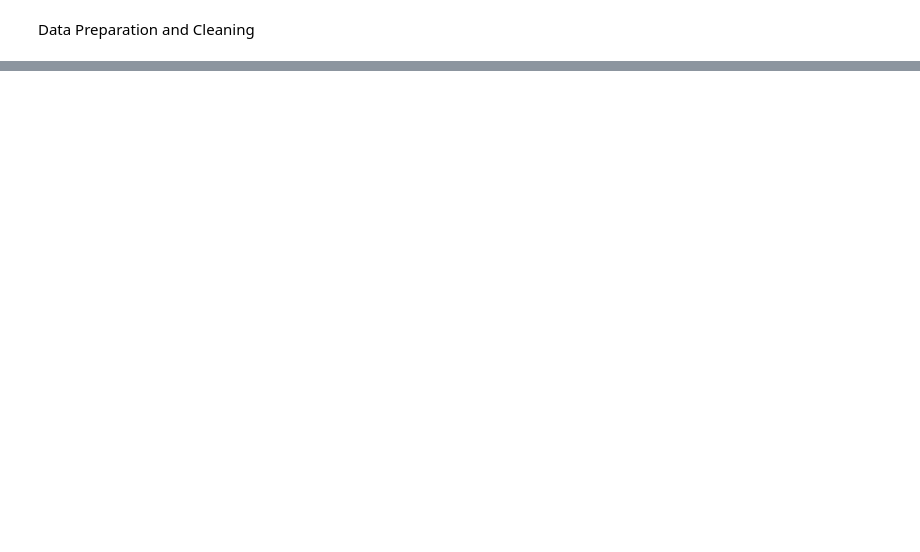
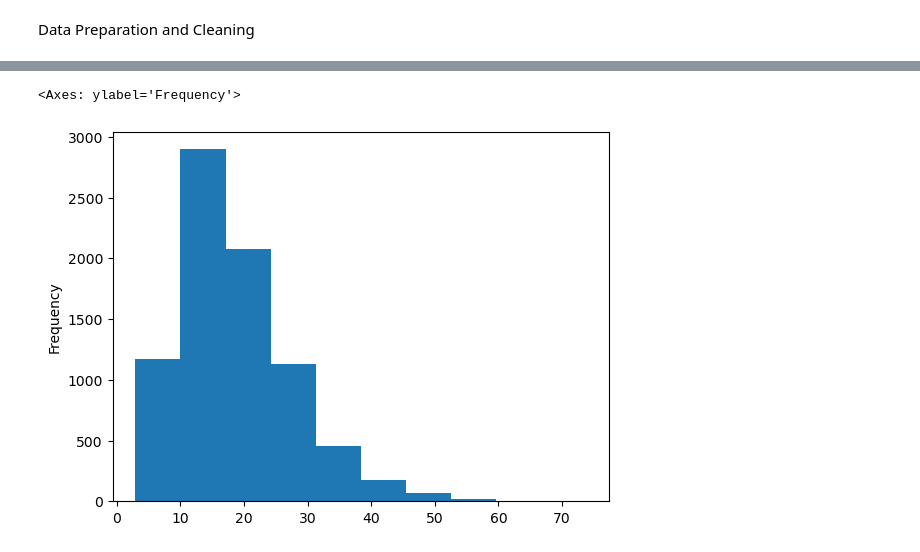
Before and after one commit to arkksenia/adv_dsi_assign1, a Jupyter notebook: notebooks/arkhipova_ksenia-assign1-week1_eda.ipynb, the cells around one changed output, grey strips where cells are left out. Cells and saved outputs as stored; diff of their text form; code cells hidden in the pictures; blank space fills up the shorter version.

```diff
--- a/notebooks/arkhipova_ksenia-assign1-week1_eda.ipynb
+++ b/notebooks/arkhipova_ksenia-assign1-week1_eda.ipynb
@@ -13,0 +142,6 @@ ParserError: Error tokenizing data. C error: Expected 1 fields in line 9, saw 2
+# %%
+# MIN distribution
+NBA_train['MIN'].plot(kind='hist')
+# %% [output]
+<Axes: ylabel='Frequency'>
+[figure, added]
```
Also changed, not shown: parts of 41 cells of this notebook.
